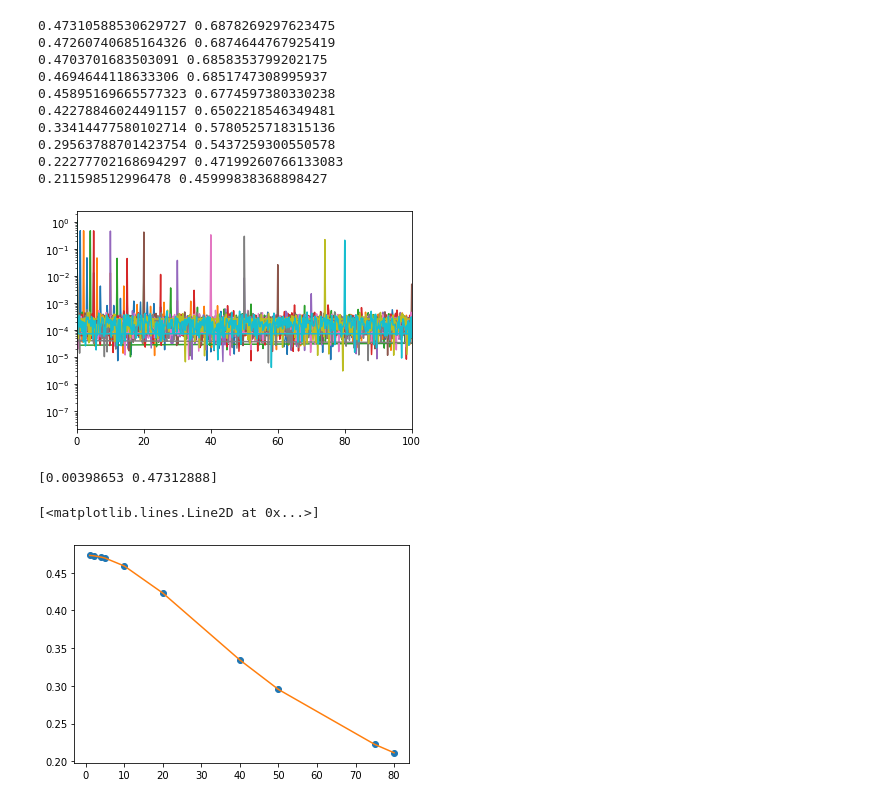
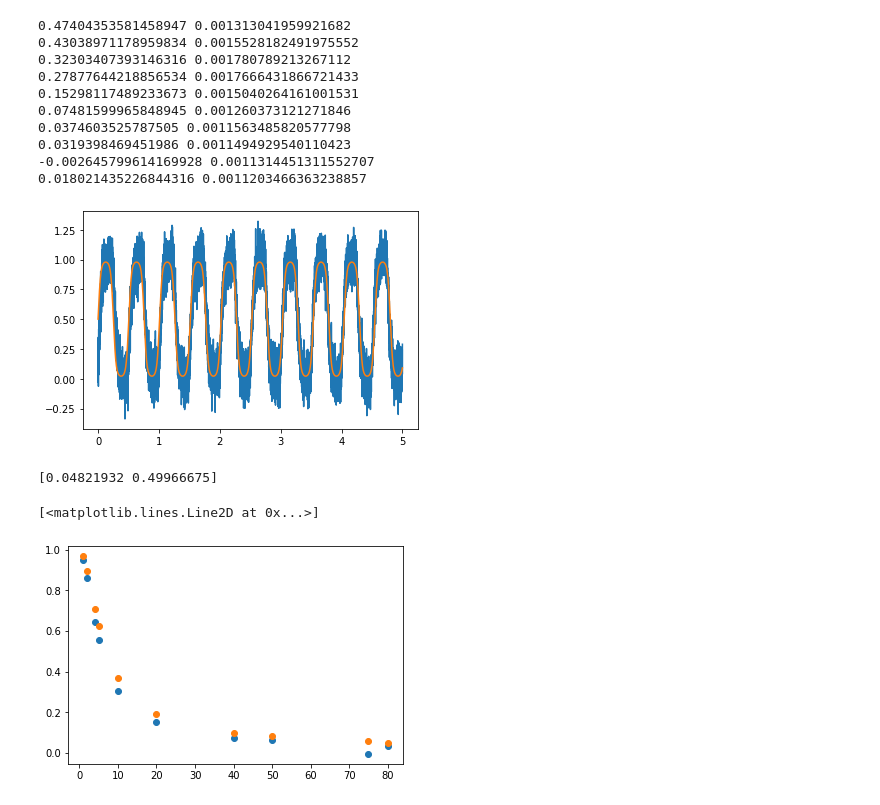
Before and after one commit to nakakeigo/notebook, a Jupyter notebook: LPF.ipynb, the cells around one changed output. Drawn from its saved outputs; the diff is of its cells as text; code cells hidden in the pictures.

```diff
--- a/LPF.ipynb
+++ b/LPF.ipynb
@@ -16,13 +16,13 @@ global SNR # Signal to Noise Ratio
 
 samp= 2000
 NET = 300
-tau =0.004
+tau =0.04
 tstop = 5.
-SNR = 100.0
+SNR = 10.0
 
 """ stimulator part """
 stm = np.array([1,2,4,5,10,20,40,50,75,80])
-rflat = 0.1
+rflat = 0.8
 # %%
 def RecWOP(x,a,b):
 
@@ -121,34 +121,44 @@ def Find1stpeak(x,y):
 
     print(params[1],stderr[1])
 
-    print(params[1])
+    return params[1]
 
-    return params[1]
+def PlotSignal(x,y):
+
+    pinit=[fstm,1,1/3,1/5,1/7]
+    params,cov = optimize.curve_fit(rect, x, y, pinit)
+
+    #stderr = np.sqrt(np.diag(cov))
+
+    plt.plot(x,y)
+    plt.plot(x, rect(x,params[0],params[1],params[2],params[3],params[4]))
 # %%
 gain = []
+gain2 = []
 x = np.arange(0,tstop,1.0/samp)
 
 for i in range(10):
     fstm = stm[i]
     flat = rflat/fstm/2
     tilt = (1-rflat)/4/fstm
     x, y = GetSignal(x,tilt,flat,fstm)
-    plotFFT(x,y)
-    #plt.plot(x,y)
-    gain.append(FindPeak(x,y))
-    #gain.append(Find1stpeak(x,y))
+    #plotFFT(x,y)
+    if i == 1:
+        PlotSignal(x,y)
+    gain2.append(FindPeak(x,y))
+    gain.append(Find1stpeak(x,y))
 # %% [output]
-0.47310588530629727 0.6878269297623475
-0.47260740685164326 0.6874644767925419
-0.4703701683503091 0.6858353799202175
-0.4694644118633306 0.6851747308995937
-0.45895169665577323 0.6774597380330238
-0.42278846024491157 0.6502218546349481
-0.33414477580102714 0.5780525718315136
-0.29563788701423754 0.5437259300550578
-0.22277702168694297 0.47199260766133083
-0.211598512996478 0.45999838368898427
+0.47404353581458947 0.001313041959921682
+0.43038971178959834 0.0015528182491975552
+0.32303407393146316 0.001780789213267112
+0.27877644218856534 0.0017666431866721433
+0.15298117489233673 0.0015040264161001531
+0.07481599965848945 0.001260373121271846
+0.0374603525787505 0.0011563485820577798
+0.0319398469451986 0.0011494929540110423
+-0.002645799614169928 0.0011314451311552707
+0.018021435226844316 0.0011203466363238857
-[figure, old version]
+[figure, new version]
 # %%
 x, y = GetNoise(x,tilt,flat,fstm)
 # %%
@@ -163,11 +174,15 @@ pinit=[tau, 1]
 
 params,cov = optimize.curve_fit(func, f, g1,pinit)
 
+params2, cov2 = optimize.curve_fit(func, f, g2,pinit)
+
+
 print(params)
 
-plt.plot(f,g1,'o')
-plt.plot(f, func(f,params[0],params[1]))
+plt.plot(f,g1/params[1],'o')
+plt.plot(f,g2/params2[1],'o')
+#plt.plot(f, func(f,params[0],params[1]))
 # %% [output]
-[0.00398653 0.47312888]
+[0.04821932 0.49966675]
 [<matplotlib.lines.Line2D at 0x...>]
-[figure, old version]
+[figure, new version]
```
Also changed, not shown: parts of 2 cells of this notebook.
